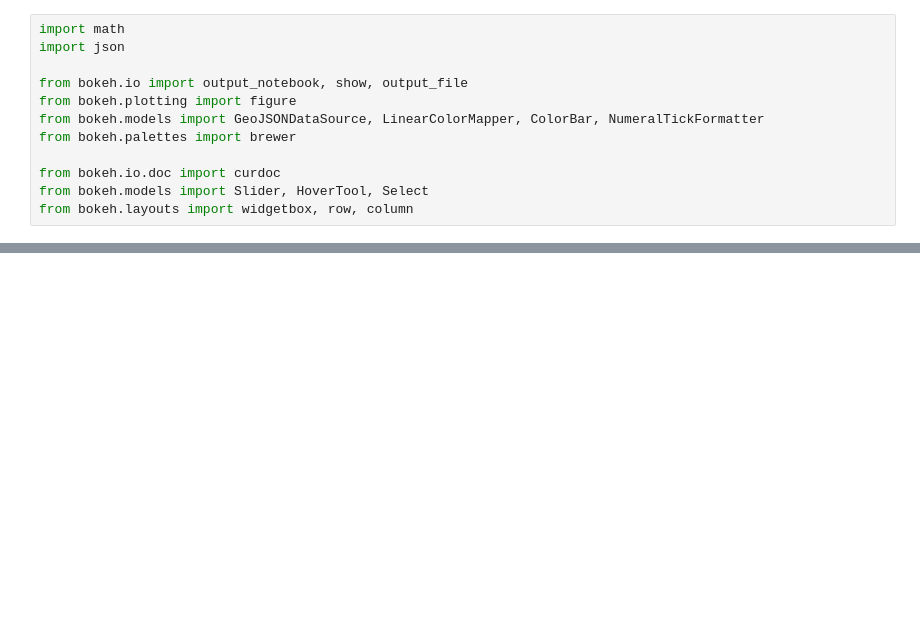
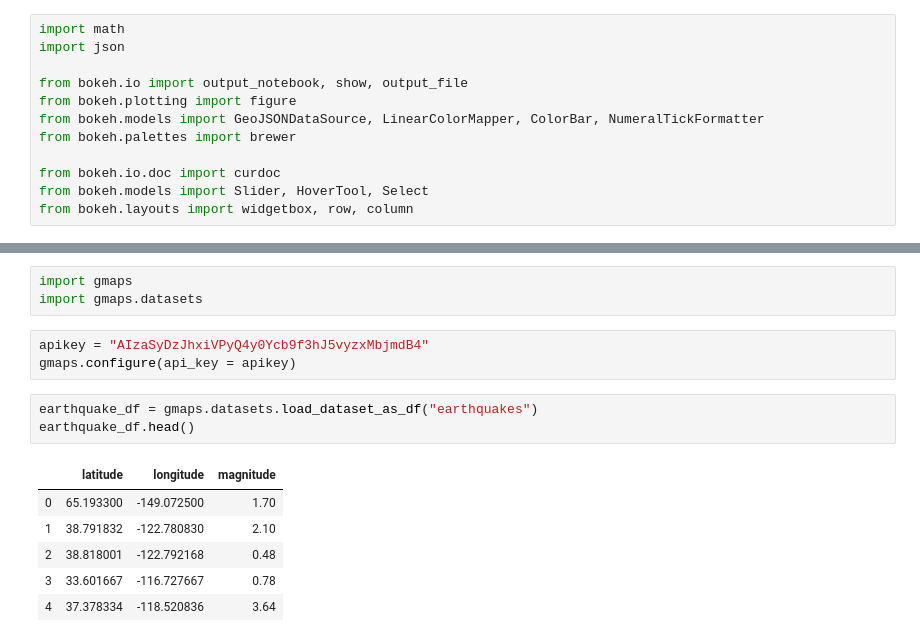
Before and after one commit to yann-kong/geocode-project, a Jupyter notebook: interest-rate-map.ipynb, the cells around one changed output, grey strips where cells are left out. Drawn from its saved outputs; the diff is of its cells as text; blank space fills up the shorter version.

```diff
--- a/interest-rate-map.ipynb
+++ b/interest-rate-map.ipynb
@@ -204,0 +263,16 @@ NameError: name 'json_data' is not defined
+# %%
+import gmaps
+import gmaps.datasets
+# %%
+apikey = "AIzaSyDzJhxiVPyQ4y0Ycb9f3hJ5vyzxMbjmdB4"
+gmaps.configure(api_key = apikey)
+# %%
+earthquake_df = gmaps.datasets.load_dataset_as_df("earthquakes")
+earthquake_df.head()
+# %% [output]
+|  | latitude | longitude | magnitude |
+| 0 | 65.193300 | -149.072500 | 1.70 |
+| 1 | 38.791832 | -122.780830 | 2.10 |
+| 2 | 38.818001 | -122.792168 | 0.48 |
+| 3 | 33.601667 | -116.727667 | 0.78 |
+| 4 | 37.378334 | -118.520836 | 3.64 |
```
Also changed, not shown: parts of 11 cells of this notebook.
